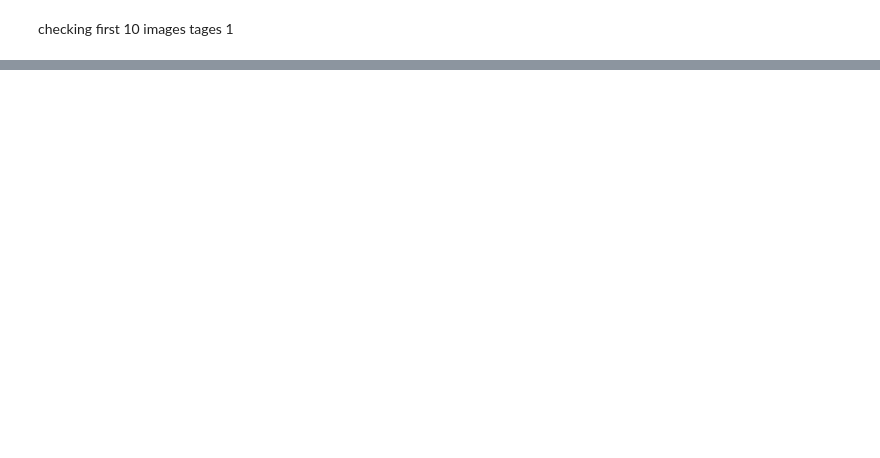
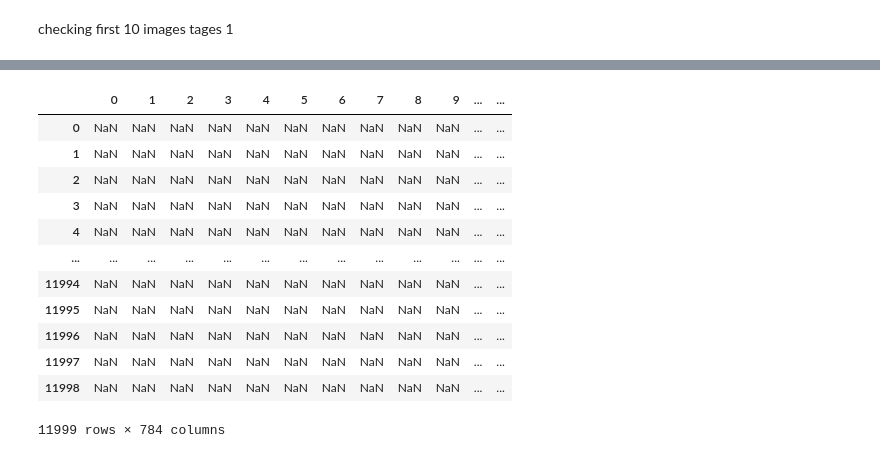
Before and after one commit to safeer-maker/image_classification, a Jupyter notebook: classification.ipynb, the cells around one changed output, grey strips where cells are left out. Saved outputs shown, nothing was run; the diff lists cells and outputs as text; code cells hidden in the pictures; blank space fills up the shorter version.

```diff
--- a/classification.ipynb
+++ b/classification.ipynb
@@ -143,2 +177,17 @@ X.loc[0].to_numpy().reshape(28,28)
 # %%
-t
+temp_array = X_data[ X_laybel ]
+temp_array
+# %% [output]
+|  | 0 | 1 | 2 | 3 | 4 | 5 | 6 | 7 | 8 | 9 | ... | ... |
+| 0 | NaN | NaN | NaN | NaN | NaN | NaN | NaN | NaN | NaN | NaN | ... | ... |
+| 1 | NaN | NaN | NaN | NaN | NaN | NaN | NaN | NaN | NaN | NaN | ... | ... |
+| 2 | NaN | NaN | NaN | NaN | NaN | NaN | NaN | NaN | NaN | NaN | ... | ... |
+| 3 | NaN | NaN | NaN | NaN | NaN | NaN | NaN | NaN | NaN | NaN | ... | ... |
+| 4 | NaN | NaN | NaN | NaN | NaN | NaN | NaN | NaN | NaN | NaN | ... | ... |
+| ... | ... | ... | ... | ... | ... | ... | ... | ... | ... | ... | ... | ... |
+| 11994 | NaN | NaN | NaN | NaN | NaN | NaN | NaN | NaN | NaN | NaN | ... | ... |
+| 11995 | NaN | NaN | NaN | NaN | NaN | NaN | NaN | NaN | NaN | NaN | ... | ... |
+| 11996 | NaN | NaN | NaN | NaN | NaN | NaN | NaN | NaN | NaN | NaN | ... | ... |
+| 11997 | NaN | NaN | NaN | NaN | NaN | NaN | NaN | NaN | NaN | NaN | ... | ... |
+| 11998 | NaN | NaN | NaN | NaN | NaN | NaN | NaN | NaN | NaN | NaN | ... | ... |
+11999 rows × 784 columns
```
Also changed, not shown: parts of 18 cells of this notebook.
